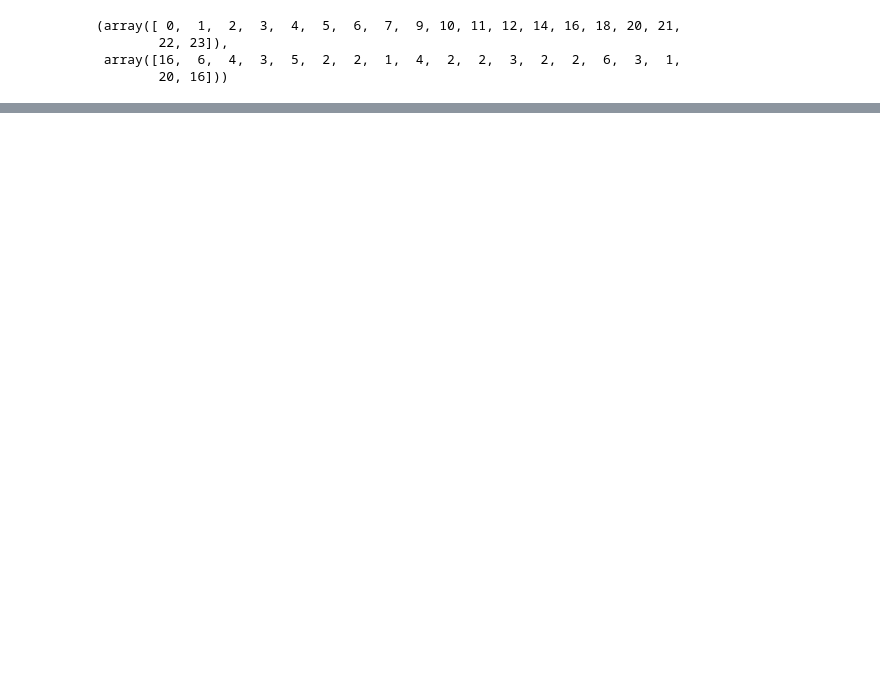
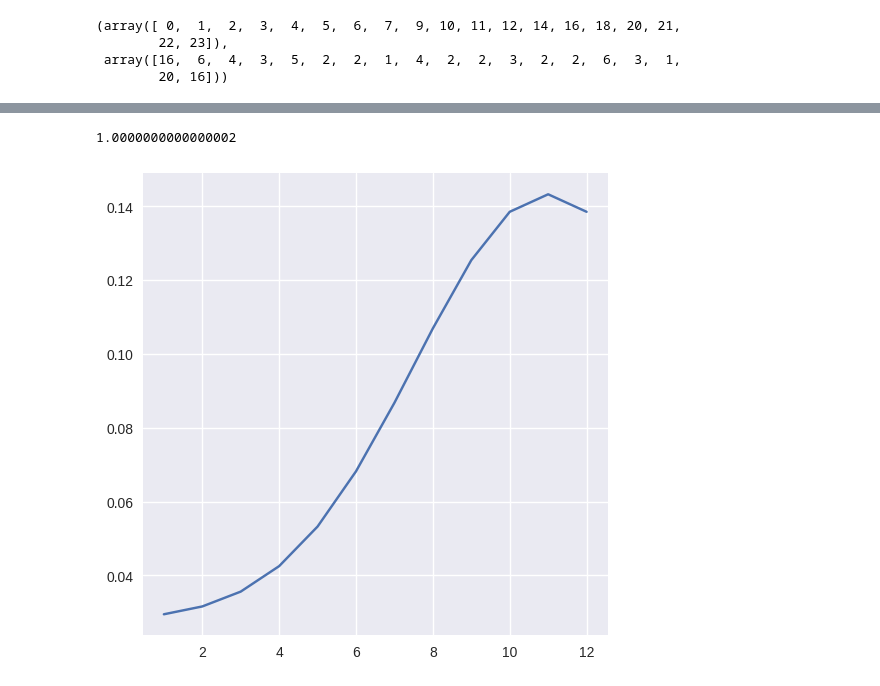
Before and after one commit to sruthisripathi/violation-prediction, a Jupyter notebook: generate_data.ipynb, the cells around one changed output, grey strips where cells are left out. Saved outputs shown, nothing was run; the diff lists cells and outputs as text; code cells hidden in the pictures; blank space fills up the shorter version.

```diff
--- a/generate_data.ipynb
+++ b/generate_data.ipynb
@@ -202,0 +302,11 @@ unique_values, counts
+# %%
+x, y = get_bell_for_year()
+
+# Plotting the bell-shaped curve
+plt.style.use('seaborn')
+plt.figure(figsize = (6, 6))
+plt.plot(x, y)
+sum(y)
+# %% [output]
+1.0000000000000002
+[figure, added]
```
Also changed, not shown: parts of 6 cells of this notebook, 9 other files.
